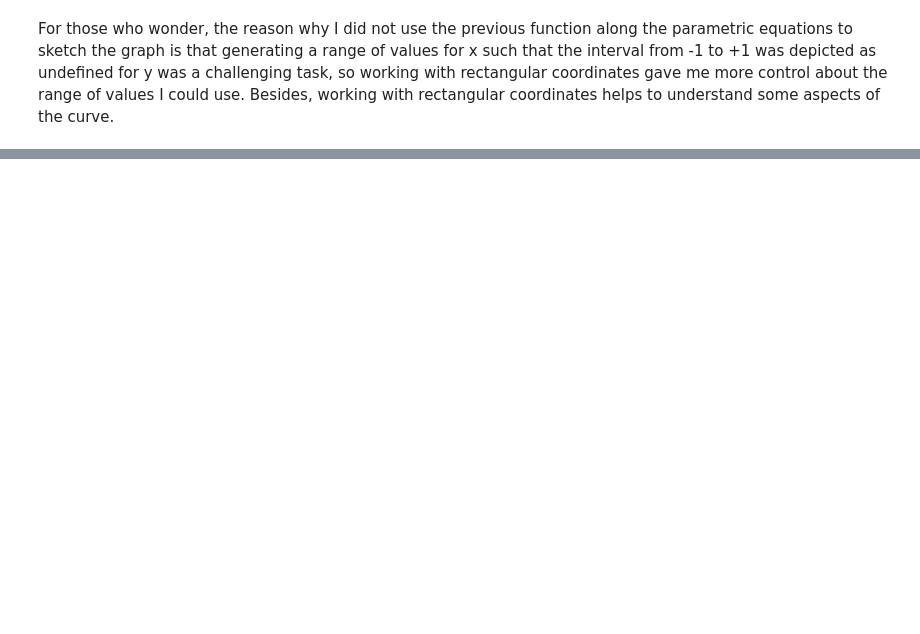
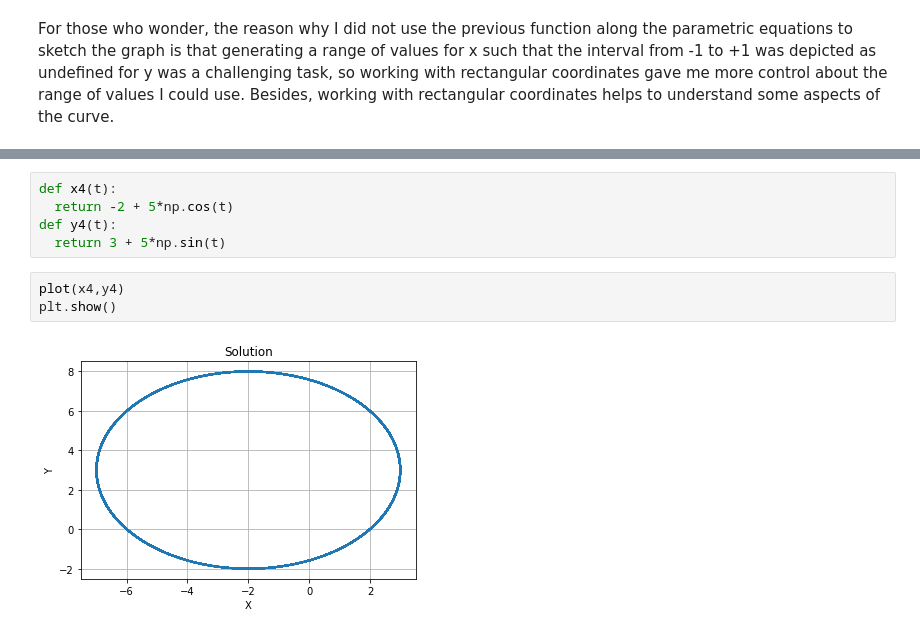
Before and after one commit to Villgarc/Representation-of-parametric-curves, a Jupyter notebook: Representation_of_parametric_curves.ipynb, the cells around one changed output, grey strips where cells are left out. Cells and saved outputs as stored; diff of their text form; blank space fills up the shorter version.

```diff
--- a/Representation_of_parametric_curves.ipynb
+++ b/Representation_of_parametric_curves.ipynb
@@ -97,0 +117,10 @@ For those who wonder, the reason why I did not use the previous function along t
+# %%
+def x4(t):
+  return -2 + 5*np.cos(t)
+def y4(t):
+  return 3 + 5*np.sin(t)
+# %%
+plot(x4,y4)
+plt.show()
+# %% [output]
+[figure, added]
```
Also changed, not shown: parts of 15 cells of this notebook.
